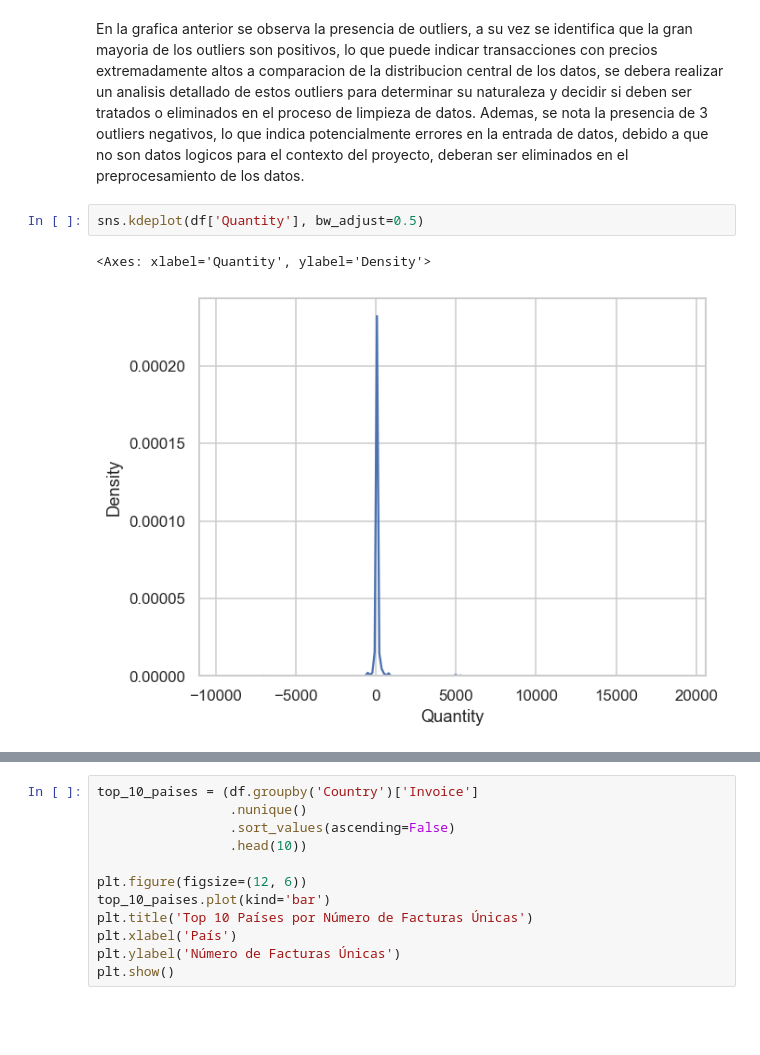
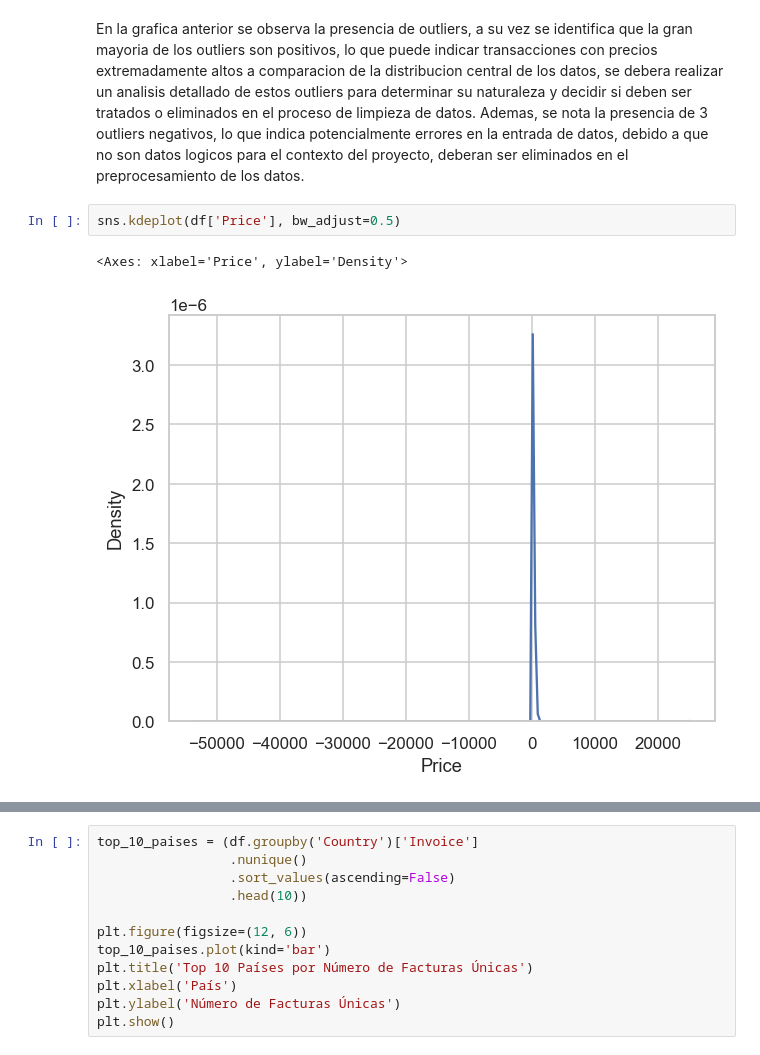
Before and after one commit to DaLeedev/CLTV_PROJECT, a Jupyter notebook: notebooks/01_Exploracion Inicial.ipynb, the cells around one changed output, grey strips where cells are left out. Cells and saved outputs as stored; diff of their text form; blank space fills up the shorter version.

```diff
--- a/notebooks/01_Exploracion Inicial.ipynb
+++ b/notebooks/01_Exploracion Inicial.ipynb
@@ -234,8 +245,8 @@ plt.show()
 # %% [markdown]
 En la grafica anterior se observa la presencia de outliers, a su vez se identifica que la gran mayoria de los outliers son positivos, lo que puede indicar transacciones con precios extremadamente altos a comparacion de la distribucion central de los datos, se debera realizar un analisis detallado de estos outliers para determinar su naturaleza y decidir si deben ser tratados o eliminados en el proceso de limpieza de datos. Ademas, se nota la presencia de 3 outliers negativos, lo que indica potencialmente errores en la entrada de datos, debido a que no son datos logicos para el contexto del proyecto, deberan ser eliminados en el preprocesamiento de los datos.
 # %%
-sns.kdeplot(df['Quantity'], bw_adjust=0.5)
+sns.kdeplot(df['Price'], bw_adjust=0.5)
 # %% [output]
-<Axes: xlabel='Quantity', ylabel='Density'>
+<Axes: xlabel='Price', ylabel='Density'>
-[figure, old version]
+[figure, new version]
 # %%
```
Also changed, not shown: parts of 15 cells of this notebook.
